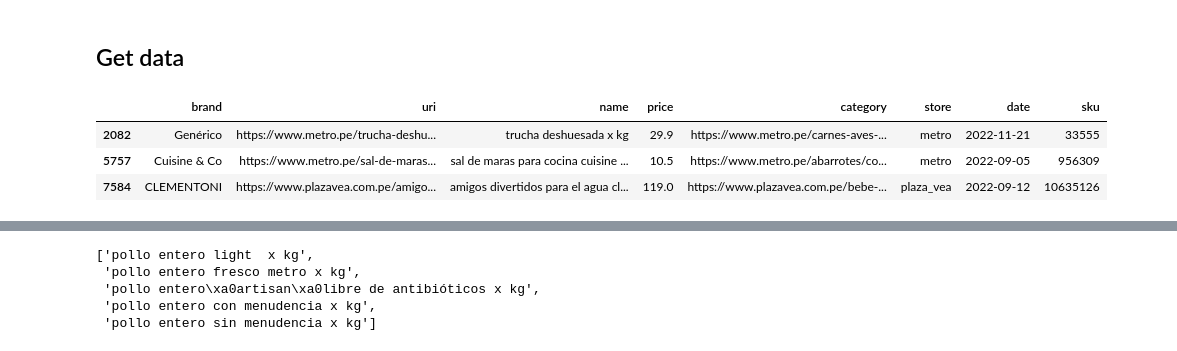
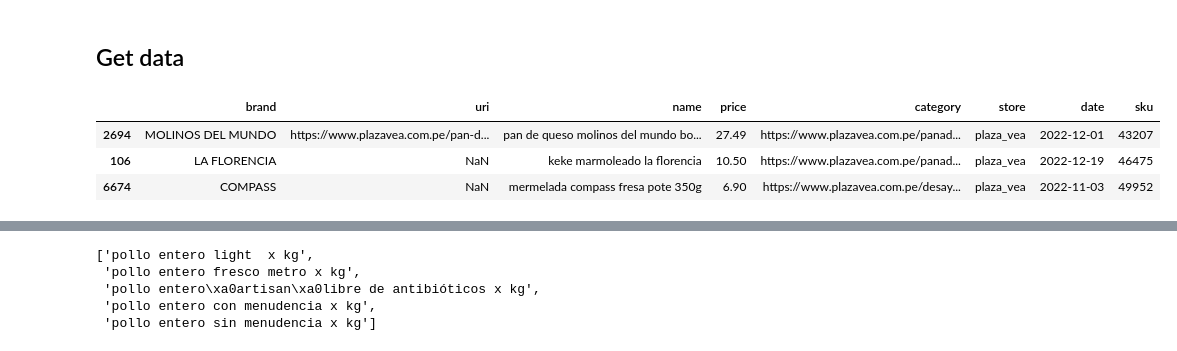
Before and after one commit to renato145/peru-prices, a Jupyter notebook: quarto_site/nbs/30092022_explore-data.ipynb, the cells around one changed output, grey strips where cells are left out. Saved outputs shown, nothing was run; the diff lists cells and outputs as text; code cells hidden in the pictures.

```diff
--- a/quarto_site/nbs/30092022_explore-data.ipynb
+++ b/quarto_site/nbs/30092022_explore-data.ipynb
@@ -12,25 +12,29 @@ import pandas as pd, numpy as np, matplotlib.pyplot as plt, seaborn as sns
 from fastcore.all import *
 # %% [markdown]
 ## Get data
+# %%
+explore_types = ['frutas', 'lacteos', 'verduras', 'embutidos', 'panaderia', 'desayuno', 'congelados', 'abarrotes',
+                 'aves', 'carnes', 'pescados']
 # %%
 #|tbl-cap: Data table
 path = Path('../../output')
 csv_files = L(path.glob('*.csv')).filter(lambda o: os.stat(o).st_size>0)
 pat_store = re.compile('(.+)\_\d+')
 pat_date = re.compile('.+\_(\d+)')
 df = (
     pd.concat([pd.read_csv(o).assign(store=pat_store.match(o.stem)[1], date=pat_date.match(o.stem)[1])
                for o in csv_files])
     .pipe(lambda df: df.assign(
         name=df.name.str.lower(),
         sku=df.id.where(df.sku.isna(), df.sku).astype(int),
         date=pd.to_datetime(df.date)
     ))
     .drop('id', axis=1)
+    .loc[lambda d: d.category.str.contains('|'.join(explore_types))]
 )
 df.sample(3)
 # %% [output]
 |  | brand | uri | name | price | category | store | date | sku |
-| 2082 | Genérico | https://www.metro.pe/trucha-deshu... | trucha deshuesada x kg | 29.9 | https://www.metro.pe/carnes-aves-... | metro | 2022-11-21 | 33555 |
-| 5757 | Cuisine & Co | https://www.metro.pe/sal-de-maras... | sal de maras para cocina cuisine ... | 10.5 | https://www.metro.pe/abarrotes/co... | metro | 2022-09-05 | 956309 |
-| 7584 | CLEMENTONI | https://www.plazavea.com.pe/amigo... | amigos divertidos para el agua cl... | 119.0 | https://www.plazavea.com.pe/bebe-... | plaza_vea | 2022-09-12 | 10635126 |
+| 2694 | MOLINOS DEL MUNDO | https://www.plazavea.com.pe/pan-d... | pan de queso molinos del mundo bo... | 27.49 | https://www.plazavea.com.pe/panad... | plaza_vea | 2022-12-01 | 43207 |
+| 106 | LA FLORENCIA | NaN | keke marmoleado la florencia | 10.50 | https://www.plazavea.com.pe/panad... | plaza_vea | 2022-12-19 | 46475 |
+| 6674 | COMPASS | NaN | mermelada compass fresa pote 350g | 6.90 | https://www.plazavea.com.pe/desay... | plaza_vea | 2022-11-03 | 49952 |
```
Also changed, not shown: parts of 10 cells of this notebook.
